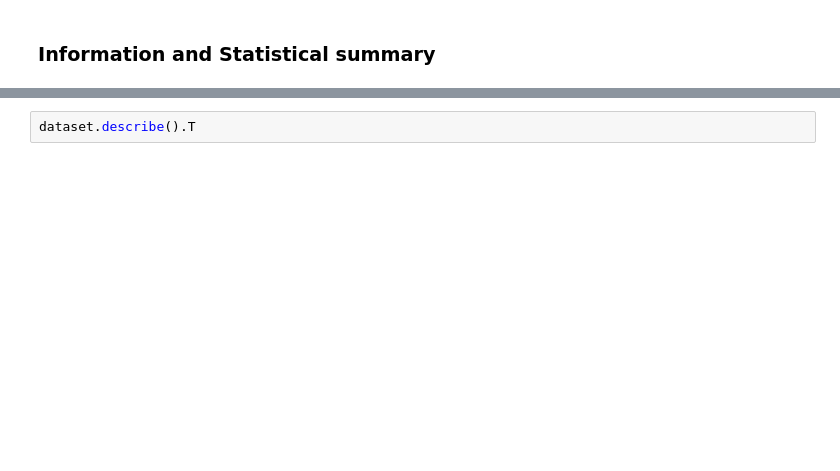
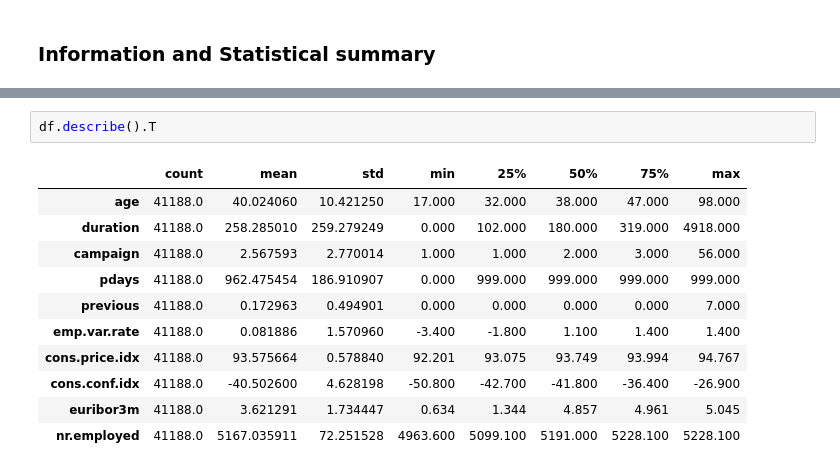
Before and after one commit to blanpa/machine-learning-zoomcamp-project, a Jupyter notebook: midterm_project/notebooks/eda-notebook.ipynb, the cells around one changed output, grey strips where cells are left out. Drawn from its saved outputs; the diff is of its cells as text; blank space fills up the shorter version.

```diff
--- a/midterm_project/notebooks/eda-notebook.ipynb
+++ b/midterm_project/notebooks/eda-notebook.ipynb
@@ -109,3 +128,15 @@ print(data.info())
 # %%
-dataset.describe().T
+df.describe().T
+# %% [output]
+|  | count | mean | std | min | 25% | 50% | 75% | max |
+| age | 41188.0 | 40.024060 | 10.421250 | 17.000 | 32.000 | 38.000 | 47.000 | 98.000 |
+| duration | 41188.0 | 258.285010 | 259.279249 | 0.000 | 102.000 | 180.000 | 319.000 | 4918.000 |
+| campaign | 41188.0 | 2.567593 | 2.770014 | 1.000 | 1.000 | 2.000 | 3.000 | 56.000 |
+| pdays | 41188.0 | 962.475454 | 186.910907 | 0.000 | 999.000 | 999.000 | 999.000 | 999.000 |
+| previous | 41188.0 | 0.172963 | 0.494901 | 0.000 | 0.000 | 0.000 | 0.000 | 7.000 |
+| emp.var.rate | 41188.0 | 0.081886 | 1.570960 | -3.400 | -1.800 | 1.100 | 1.400 | 1.400 |
+| cons.price.idx | 41188.0 | 93.575664 | 0.578840 | 92.201 | 93.075 | 93.749 | 93.994 | 94.767 |
+| cons.conf.idx | 41188.0 | -40.502600 | 4.628198 | -50.800 | -42.700 | -41.800 | -36.400 | -26.900 |
+| euribor3m | 41188.0 | 3.621291 | 1.734447 | 0.634 | 1.344 | 4.857 | 4.961 | 5.045 |
+| nr.employed | 41188.0 | 5167.035911 | 72.251528 | 4963.600 | 5099.100 | 5191.000 | 5228.100 | 5228.100 |
 # %%
```
Also changed, not shown: parts of 22 cells of this notebook, 12 other files.
